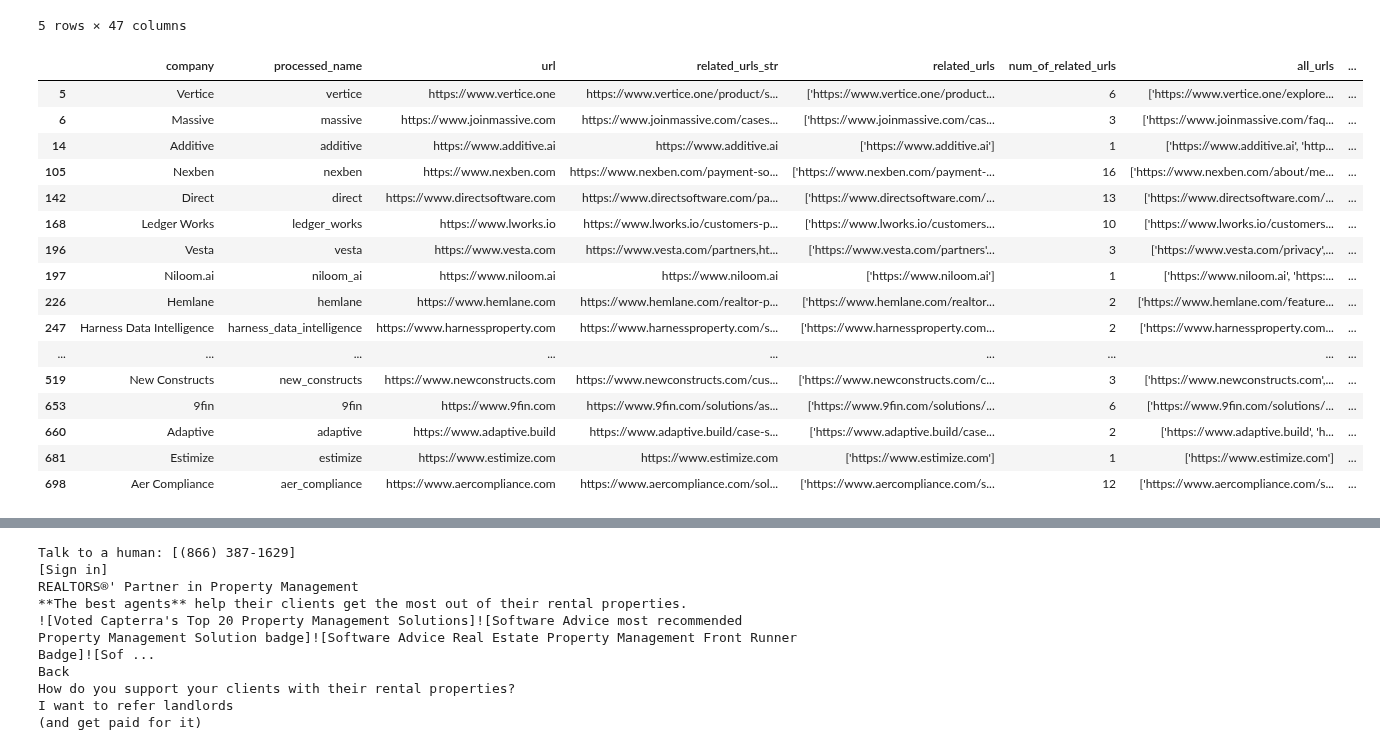
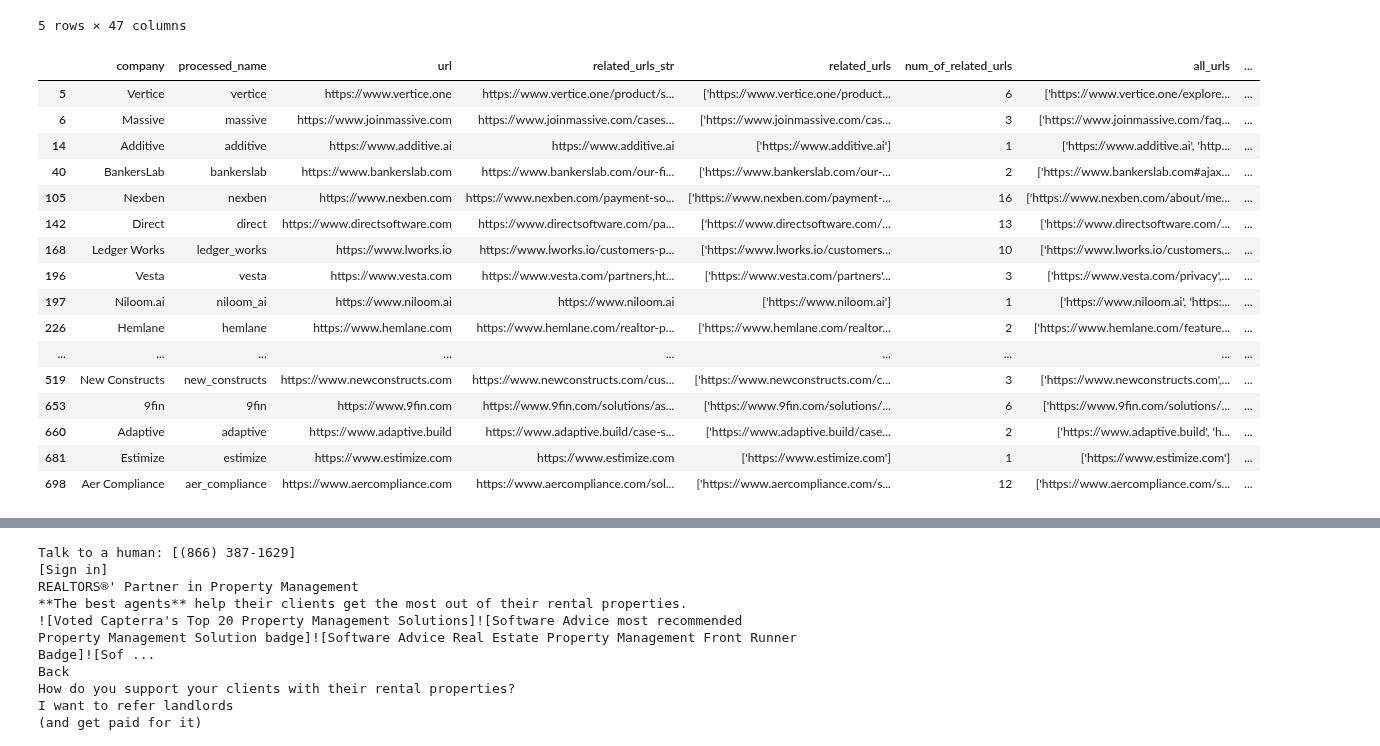
Before and after one commit to MC-Kangan/LLM-Enhanced-Knowledge-Graph-for-Startup-Analysis, a Jupyter notebook: info_extraction_chain.ipynb, the cells around one changed output, grey strips where cells are left out. Drawn from its saved outputs; the diff is of its cells as text; code cells hidden in the pictures.

```diff
--- a/info_extraction_chain.ipynb
+++ b/info_extraction_chain.ipynb
@@ -76,40 +76,41 @@ def get_additional_info(processed_name:str, column_name:str):
 # %%
 df = pd.read_csv('companies_urls_info.csv')
 sample = df[df['url'].isin(['https://www.vertice.one',
                    'https://www.estimize.com',
                    'https://www.newconstructs.com',
                    'https://www.chargebee.com',
                    'https://www.bennie.com',
                    'https://www.aercompliance.com',
                    'https://www.missionmark.com',
                    'https://www.joinmassive.com',
                    'https://www.hemlane.com',
                    'https://www.vesta.com',
                    'https://www.adaptive.build',
                    'https://www.additive.ai',
                    'https://www.9fin.com',
                    'https://www.niloom.ai',
                    'https://www.nexben.com',
                    'https://www.naturealpha.ai',
                    'https://www.lworks.io',
                    'https://www.infogrid.io',
                    'https://www.harnessproperty.com',
                    'https://www.directsoftware.com',
-                   'https://www.dexitcorp.com'])]
+                   'https://www.dexitcorp.com',
+                   'https://www.bankerslab.com'])]
 
 sample
 # %% [output]
 |  | company | processed_name | url | related_urls_str | related_urls | num_of_related_urls | all_urls | ... |
 | 5 | Vertice | vertice | https://www.vertice.one | https://www.vertice.one/product/s... | ['https://www.vertice.one/product... | 6 | ['https://www.vertice.one/explore... | ... |
 | 6 | Massive | massive | https://www.joinmassive.com | https://www.joinmassive.com/cases... | ['https://www.joinmassive.com/cas... | 3 | ['https://www.joinmassive.com/faq... | ... |
 | 14 | Additive | additive | https://www.additive.ai | https://www.additive.ai | ['https://www.additive.ai'] | 1 | ['https://www.additive.ai', 'http... | ... |
+| 40 | BankersLab | bankerslab | https://www.bankerslab.com | https://www.bankerslab.com/our-fi... | ['https://www.bankerslab.com/our-... | 2 | ['https://www.bankerslab.com#ajax... | ... |
 | 105 | Nexben | nexben | https://www.nexben.com | https://www.nexben.com/payment-so... | ['https://www.nexben.com/payment-... | 16 | ['https://www.nexben.com/about/me... | ... |
 | 142 | Direct | direct | https://www.directsoftware.com | https://www.directsoftware.com/pa... | ['https://www.directsoftware.com/... | 13 | ['https://www.directsoftware.com/... | ... |
 | 168 | Ledger Works | ledger_works | https://www.lworks.io | https://www.lworks.io/customers-p... | ['https://www.lworks.io/customers... | 10 | ['https://www.lworks.io/customers... | ... |
 | 196 | Vesta | vesta | https://www.vesta.com | https://www.vesta.com/partners,ht... | ['https://www.vesta.com/partners'... | 3 | ['https://www.vesta.com/privacy',... | ... |
 | 197 | Niloom.ai | niloom_ai | https://www.niloom.ai | https://www.niloom.ai | ['https://www.niloom.ai'] | 1 | ['https://www.niloom.ai', 'https:... | ... |
 | 226 | Hemlane | hemlane | https://www.hemlane.com | https://www.hemlane.com/realtor-p... | ['https://www.hemlane.com/realtor... | 2 | ['https://www.hemlane.com/feature... | ... |
-| 247 | Harness Data Intelligence | harness_data_intelligence | https://www.harnessproperty.com | https://www.harnessproperty.com/s... | ['https://www.harnessproperty.com... | 2 | ['https://www.harnessproperty.com... | ... |
 | ... | ... | ... | ... | ... | ... | ... | ... | ... |
 | 519 | New Constructs | new_constructs | https://www.newconstructs.com | https://www.newconstructs.com/cus... | ['https://www.newconstructs.com/c... | 3 | ['https://www.newconstructs.com',... | ... |
 | 653 | 9fin | 9fin | https://www.9fin.com | https://www.9fin.com/solutions/as... | ['https://www.9fin.com/solutions/... | 6 | ['https://www.9fin.com/solutions/... | ... |
```
Also changed, not shown: parts of 7 cells of this notebook.
